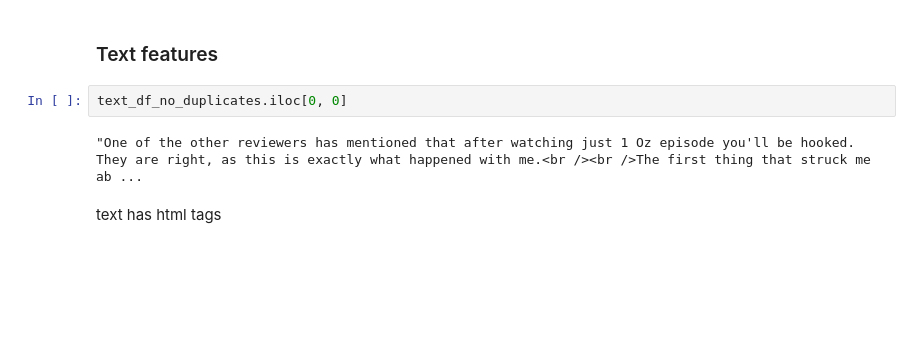
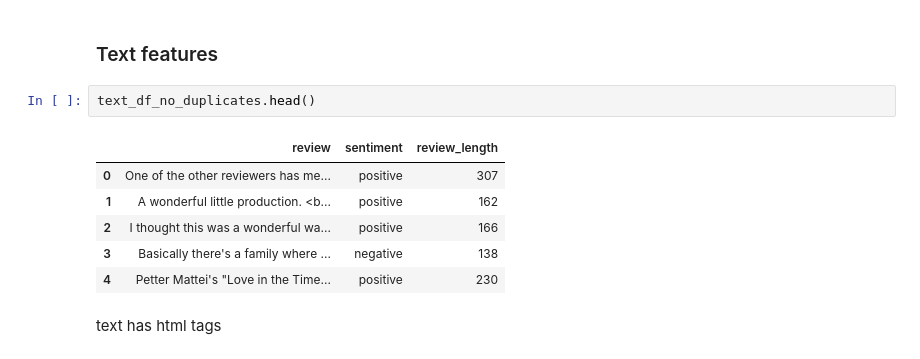
Before and after one commit to olizekor/movie-review-sentiment-analysis, a Jupyter notebook: notebooks/exploration.ipynb, the cells around one changed output. Cells and saved outputs as stored; diff of their text form; blank space fills up the shorter version.

```diff
--- a/notebooks/exploration.ipynb
+++ b/notebooks/exploration.ipynb
@@ -168,9 +194,14 @@ Passing `palette` without assigning `hue` is deprecated and will be removed in v
 # %% [markdown]
 ### Text features
 # %%
-text_df_no_duplicates.iloc[0, 0]
+text_df_no_duplicates.head()
 # %% [output]
-"One of the other reviewers has mentioned that after watching just 1 Oz episode you'll be hooked. They are right, as this is exactly what happened with me.<br /><br />The first thing that struck me ab ...
+|  | review | sentiment | review_length |
+| 0 | One of the other reviewers has me... | positive | 307 |
+| 1 | A wonderful little production. <b... | positive | 162 |
+| 2 | I thought this was a wonderful wa... | positive | 166 |
+| 3 | Basically there's a family where ... | negative | 138 |
+| 4 | Petter Mattei's "Love in the Time... | positive | 230 |
 # %% [markdown]
 text has html tags
 # %%
```
Also changed, not shown: parts of 15 cells of this notebook.
